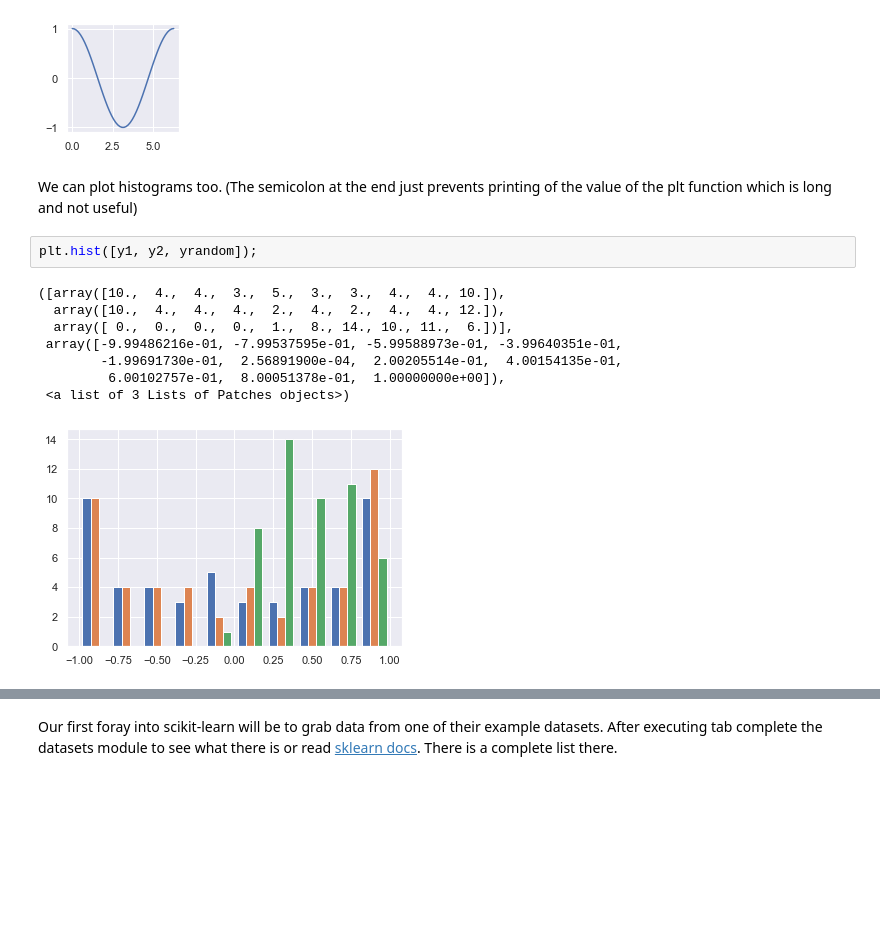
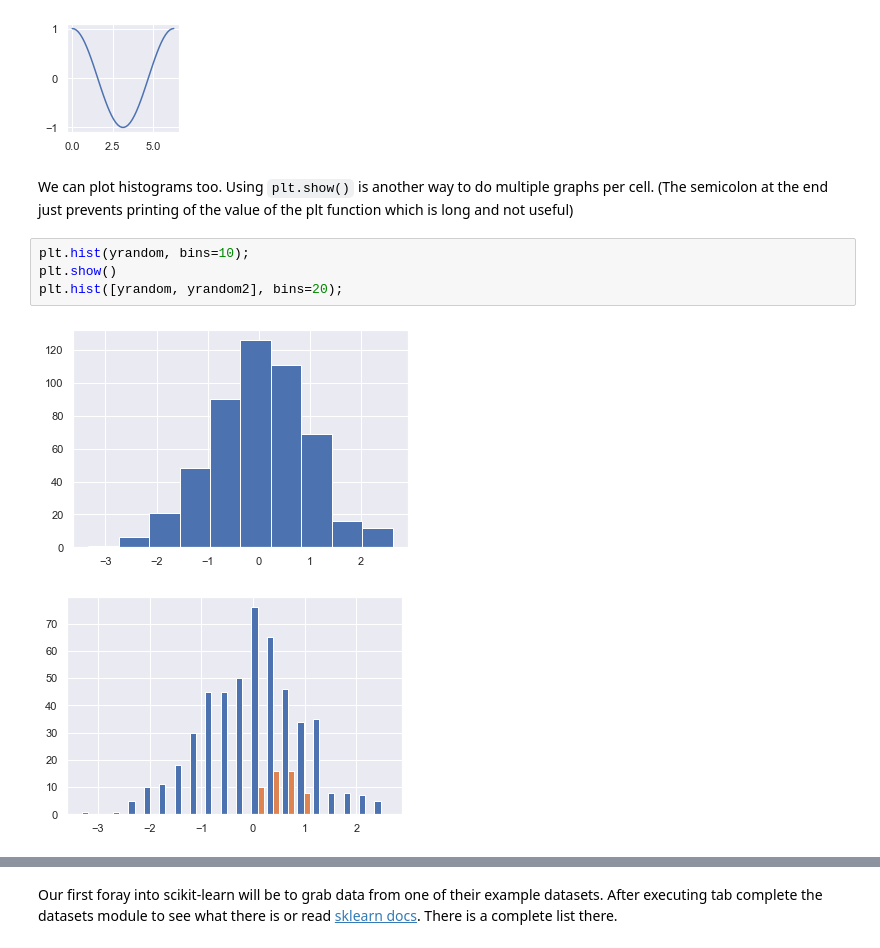
Before and after one commit to pbutler/cs5644, a Jupyter notebook: data_science_tutorials/plotting.ipynb, the cells around one changed output, grey strips where cells are left out. Drawn from its saved outputs; the diff is of its cells as text; blank space fills up the shorter version.

```diff
--- a/data_science_tutorials/plotting.ipynb
+++ b/data_science_tutorials/plotting.ipynb
@@ -40,16 +44,12 @@ for y in (y1, y2):
 [figure]
 [figure]
 # %% [markdown]
-We can plot histograms too.  (The semicolon at the end just prevents printing of the value of the plt function which is long and not useful)
+We can plot histograms too.  Using `plt.show()` is another way to do multiple graphs per cell.  (The semicolon at the end just prevents printing of the value of the plt function which is long and not useful)
-# %%
-plt.hist([y1, y2, yrandom]);
-# %% [output]
-([array([10.,  4.,  4.,  3.,  5.,  3.,  3.,  4.,  4., 10.]),
-  array([10.,  4.,  4.,  4.,  2.,  4.,  2.,  4.,  4., 12.]),
-  array([ 0.,  0.,  0.,  0.,  1.,  8., 14., 10., 11.,  6.])],
- array([-9.99486216e-01, -7.99537595e-01, -5.99588973e-01, -3.99640351e-01,
-        -1.99691730e-01,  2.56891900e-04,  2.00205514e-01,  4.00154135e-01,
-         6.00102757e-01,  8.00051378e-01,  1.00000000e+00]),
- <a list of 3 Lists of Patches objects>)
-[figure, removed]
+# %%
+plt.hist(yrandom, bins=10);
+plt.show()
+plt.hist([yrandom, yrandom2], bins=20);
+# %% [output]
+[figure, added]
+[figure, added]
 # %% [markdown]
```
Also changed, not shown: parts of 11 cells of this notebook, 3 other files.
